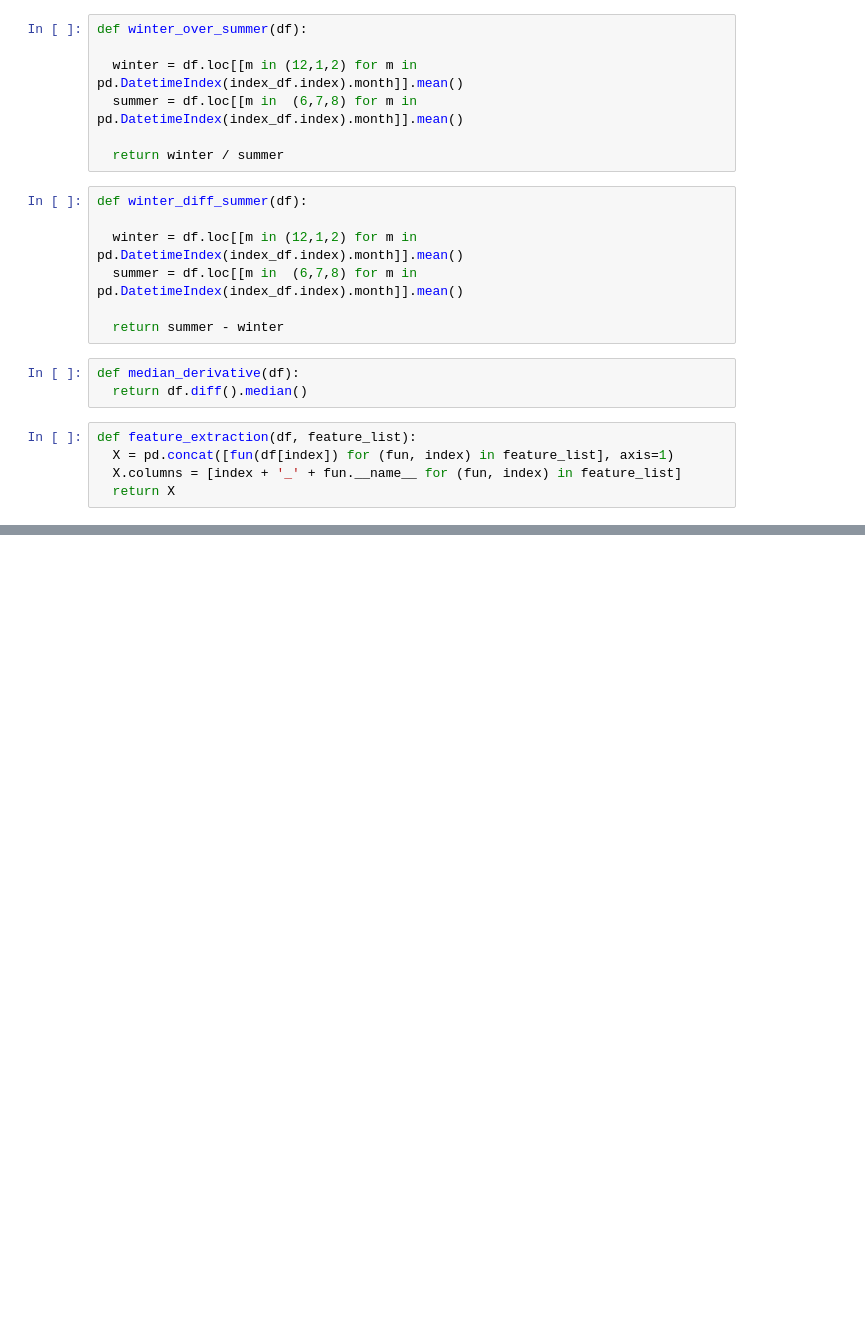
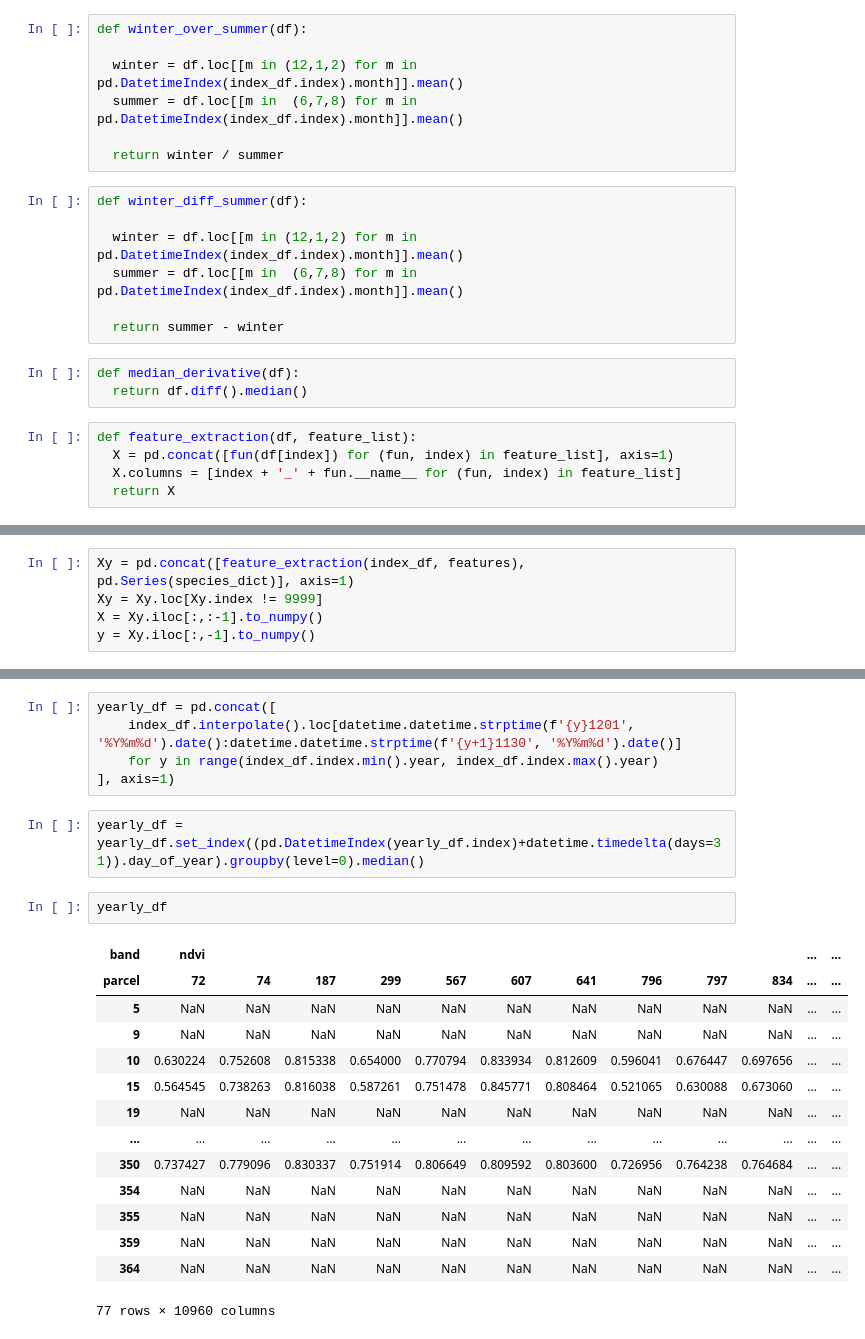
Before and after one commit to GarnierAdrian/MVA-rs-project, a Jupyter notebook: helper.ipynb, the cells around one changed output, grey strips where cells are left out. Drawn from its saved outputs; the diff is of its cells as text; blank space fills up the shorter version.

```diff
--- a/helper.ipynb
+++ b/helper.ipynb
@@ -345,0 +371,5 @@ feature_extraction(index_df, features)
+# %%
+Xy = pd.concat([feature_extraction(index_df, features), pd.Series(species_dict)], axis=1)
+Xy = Xy.loc[Xy.index != 9999]
+X = Xy.iloc[:,:-1].to_numpy()
+y = Xy.iloc[:,-1].to_numpy()
@@ -345,0 +413,24 @@ feature_extraction(index_df, features)
+# %%
+yearly_df = pd.concat([
+    index_df.interpolate().loc[datetime.datetime.strptime(f'{y}1201', '%Y%m%d').date():datetime.datetime.strptime(f'{y+1}1130', '%Y%m%d').date()]
+    for y in range(index_df.index.min().year, index_df.index.max().year)
+], axis=1)
+# %%
+yearly_df = yearly_df.set_index((pd.DatetimeIndex(yearly_df.index)+datetime.timedelta(days=31)).day_of_year).groupby(level=0).median()
+# %%
+yearly_df
+# %% [output]
+| band | ndvi |  |  |  |  |  |  |  |  |  | ... | ... |
+| parcel | 72 | 74 | 187 | 299 | 567 | 607 | 641 | 796 | 797 | 834 | ... | ... |
+| 5 | NaN | NaN | NaN | NaN | NaN | NaN | NaN | NaN | NaN | NaN | ... | ... |
+| 9 | NaN | NaN | NaN | NaN | NaN | NaN | NaN | NaN | NaN | NaN | ... | ... |
+| 10 | 0.630224 | 0.752608 | 0.815338 | 0.654000 | 0.770794 | 0.833934 | 0.812609 | 0.596041 | 0.676447 | 0.697656 | ... | ... |
+| 15 | 0.564545 | 0.738263 | 0.816038 | 0.587261 | 0.751478 | 0.845771 | 0.808464 | 0.521065 | 0.630088 | 0.673060 | ... | ... |
+| 19 | NaN | NaN | NaN | NaN | NaN | NaN | NaN | NaN | NaN | NaN | ... | ... |
+| ... | ... | ... | ... | ... | ... | ... | ... | ... | ... | ... | ... | ... |
+| 350 | 0.737427 | 0.779096 | 0.830337 | 0.751914 | 0.806649 | 0.809592 | 0.803600 | 0.726956 | 0.764238 | 0.764684 | ... | ... |
+| 354 | NaN | NaN | NaN | NaN | NaN | NaN | NaN | NaN | NaN | NaN | ... | ... |
+| 355 | NaN | NaN | NaN | NaN | NaN | NaN | NaN | NaN | NaN | NaN | ... | ... |
+| 359 | NaN | NaN | NaN | NaN | NaN | NaN | NaN | NaN | NaN | NaN | ... | ... |
+| 364 | NaN | NaN | NaN | NaN | NaN | NaN | NaN | NaN | NaN | NaN | ... | ... |
+77 rows × 10960 columns
```
Also changed, not shown: parts of 15 cells of this notebook.
